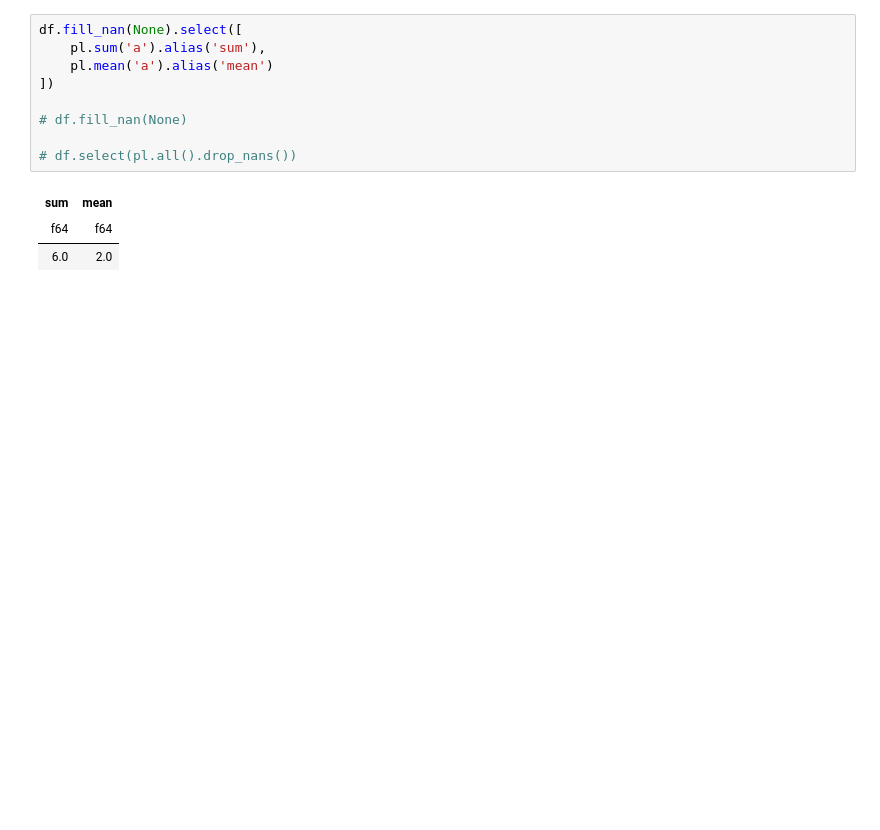
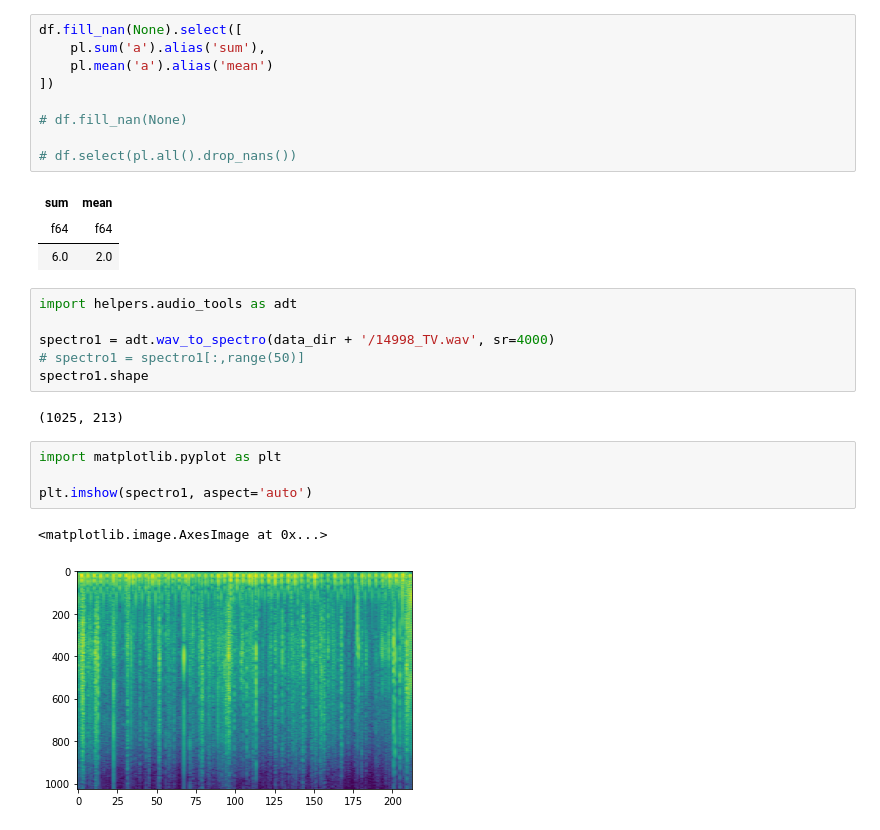
Before and after one commit to tiaan-b/GBM-Challenge-2022, a Jupyter notebook: src/development.ipynb, the cells around one changed output. Saved outputs shown, nothing was run; the diff lists cells and outputs as text; blank space fills up the shorter version.

```diff
--- a/src/development.ipynb
+++ b/src/development.ipynb
@@ -580,3 +208,18 @@ df.fill_nan(None).select([
 | sum | mean |
 | f64 | f64 |
 | 6.0 | 2.0 |
+# %%
+import helpers.audio_tools as adt
+
+spectro1 = adt.wav_to_spectro(data_dir + '/14998_TV.wav', sr=4000)
+# spectro1 = spectro1[:,range(50)]
+spectro1.shape
+# %% [output]
+(1025, 213)
+# %%
+import matplotlib.pyplot as plt
+
+plt.imshow(spectro1, aspect='auto')
+# %% [output]
+<matplotlib.image.AxesImage at 0x...>
+[figure, added]
```
Also changed, not shown: parts of 37 cells of this notebook, 3 other files.
